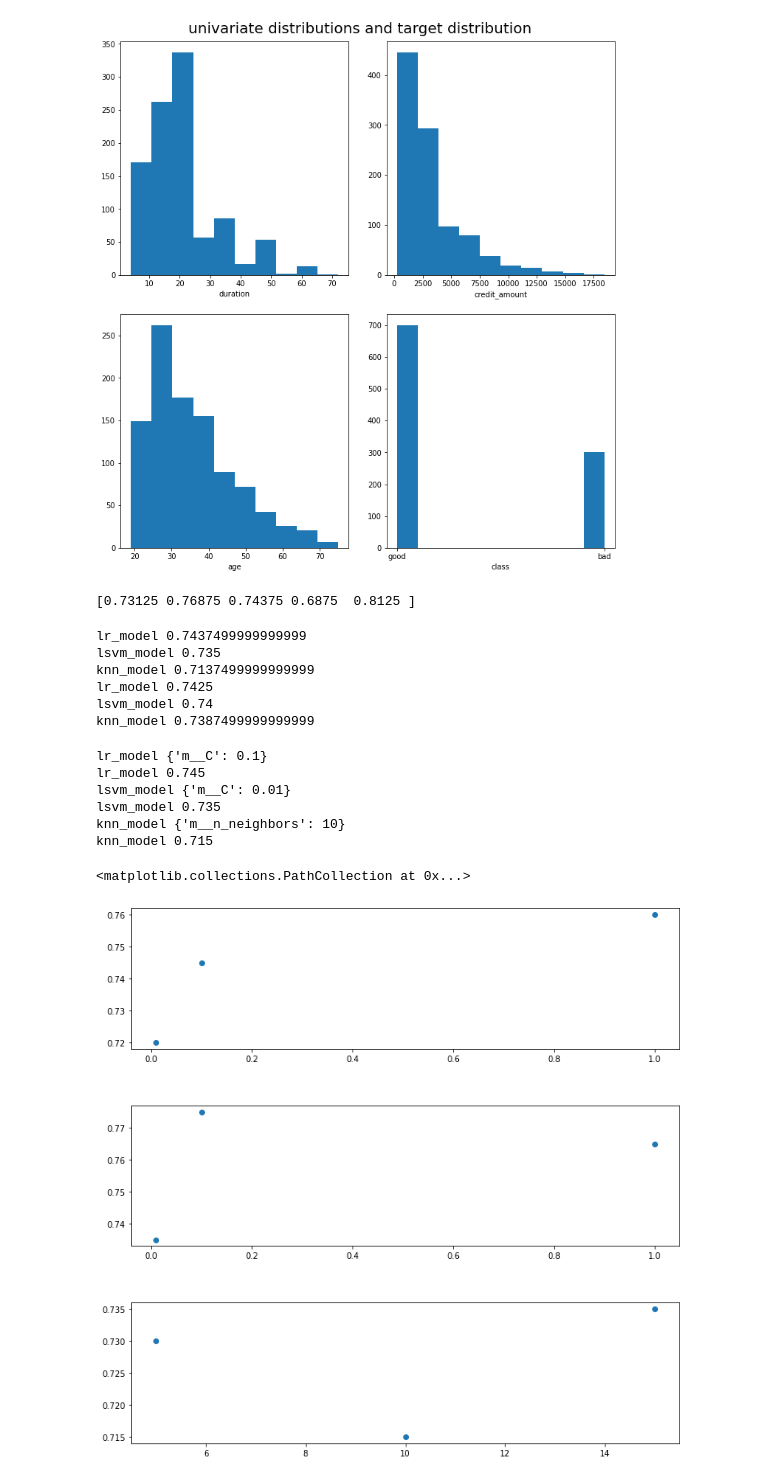
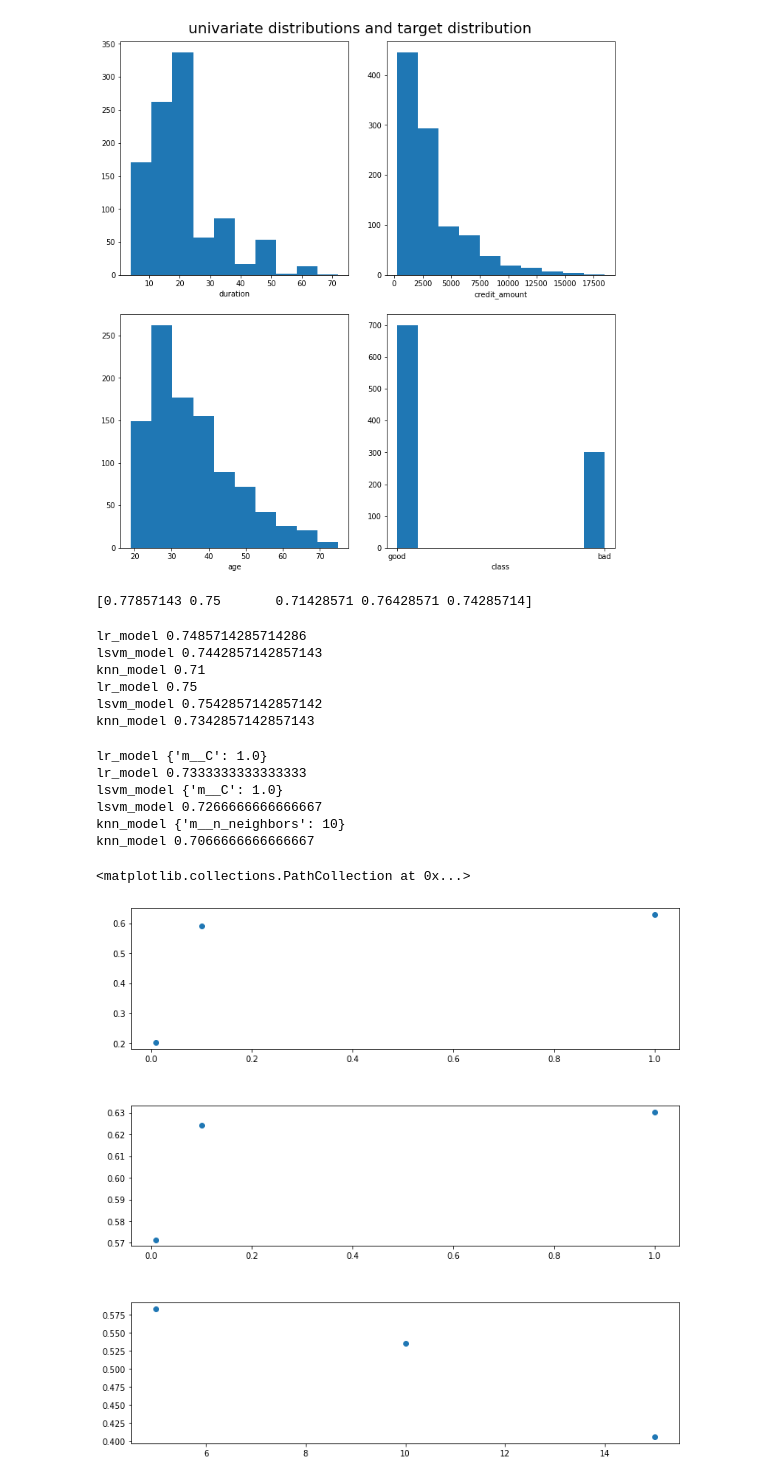
Before and after one commit to binodmathews93/AppliedMachineLearningCourse, a Jupyter notebook: Applied_Machine_Learning_Homework_2.ipynb, the cells around one changed output. Cells and saved outputs as stored; diff of their text form; code cells hidden in the pictures.

```diff
--- a/Applied_Machine_Learning_Homework_2.ipynb
+++ b/Applied_Machine_Learning_Homework_2.ipynb
@@ -83,10 +83,11 @@ X = df[columns]
 y = df['class']
 
 
-X_train, X_test, y_train, y_test = train_test_split(X, y, test_size=0.2)
+X_train, X_test, y_train, y_test = train_test_split(X, y, test_size=0.3 ,random_state=11)
 #X_train , y_train , X_valid , y_valid = train_test_split(X,)
 # basic preprocessing on train sets
-numeric_columns = ['duration','credit_amount','age']
+# numeric_columns = ['duration','credit_amount' , 'installment_commitment' , 'residence_since' , 'age' ,'existing_credits' , 'num_dependents' ]
+numeric_columns = df.select_dtypes(include=['float64']).columns
 categorical_columns = [column for column in columns if column not in numeric_columns]
 temp = X_train[categorical_columns]
 X_train_ohe = pd.concat([pd.get_dummies(temp),X_train[numeric_columns]],axis=1)
@@ -99,7 +100,7 @@ cr = cross_val_score(lr,X_train_ohe,y_train)
 
 print(cr)
 # %% [output]
-[0.73125 0.76875 0.74375 0.6875  0.8125 ]
+[0.77857143 0.75       0.71428571 0.76428571 0.74285714]
 # %%
 #1.4
 
@@ -114,7 +115,7 @@ from sklearn.neighbors import KNeighborsClassifier
 t1 = [('cat', OneHotEncoder(), categorical_columns)]
 col_transform = ColumnTransformer(transformers=t1)
 # define the models
-models = {'lr_model':LogisticRegression(max_iter=1000), 'lsvm_model':LinearSVC(dual=True,max_iter=2500) , 'knn_model':KNeighborsClassifier()}
+models = {'lr_model':LogisticRegression(max_iter=1000), 'lsvm_model':LinearSVC(max_iter=2500) , 'knn_model':KNeighborsClassifier()}
 
 for name,model in models.items():
   # define the data preparation and modeling pipeline
@@ -138,16 +139,20 @@ for name,model in models.items():
   score = cross_val_score(pipeline, X_train, y_train)
   print(name ,score.mean())
 # %% [output]
-lr_model 0.7437499999999999
-lsvm_model 0.735
-knn_model 0.7137499999999999
-lr_model 0.7425
-lsvm_model 0.74
-knn_model 0.7387499999999999
+lr_model 0.7485714285714286
+lsvm_model 0.7442857142857143
+knn_model 0.71
+lr_model 0.75
+lsvm_model 0.7542857142857142
+knn_model 0.7342857142857143
 # %%
 #1.5
 
 from sklearn.model_selection import GridSearchCV
+from sklearn.metrics import f1_score
+from sklearn.metrics import make_scorer
+
+f1_scorer = make_scorer(f1_score, pos_label="bad")
 
 # 'prep__num__with_mean': [True, False],
 # 'prep__num__with_std': [True, False],
@@ -166,61 +171,60 @@ for name,model in models.items():
   #cv = KFold(n_splits=10, shuffle=True, random_state=1)
   # evaluate the pipeline using cross validation and calculate MAE
   if name == 'knn_model':
-      grid_clf = GridSearchCV(pipeline, param_grid_knn, cv=10)
+      grid_clf = GridSearchCV(pipeline, param_grid_knn, cv=5, scoring=f1_scorer )
   else:
-      grid_clf = GridSearchCV(pipeline, param_grid, cv=10)
+      grid_clf = GridSearchCV(pipeline, param_grid, cv=5, scoring=f1_scorer)
   grid_clf.fit(X_train, y_train)
   print(name,grid_clf.best_params_)
   print(name, grid_clf.best_estimator_.score(X_test, y_test))
 
-from sklearn.metrics import accuracy_score
 lr_array = []
 lr_c = [0.01,0.1,1]
 
 for c in lr_c:
   pipeline = Pipeline(steps=[('prep',col_transform), ('m', LogisticRegression(max_iter=1000, C=c))])
   pipeline.fit(X_train,y_train)
-  y_hat = pipeline.predict(X_test)
-  lr_array.append(accuracy_score(y_test,y_hat))
+  y_hat = pipeline.predict(X_train)
+  lr_array.append(f1_score(y_train,y_hat,pos_label="bad"))
 
 
 lsvm_array = []
 lsvm_c = [0.01,0.1,1]
 
 for c in lsvm_c:
   pipeline = Pipeline(steps=[('prep',col_transform), ('m', LinearSVC(dual=True,max_iter=2500,C=c))])
   pipeline.fit(X_train,y_train)
-  y_hat = pipeline.predict(X_test)
-  lsvm_array.append(accuracy_score(y_test,y_hat))
+  y_hat = pipeline.predict(X_train)
+  lsvm_array.append(f1_score(y_train,y_hat,pos_label="bad"))
 
 
 knn_array = []
 knn_n = [5,10,15]
 
 for n in knn_n:
   pipeline = Pipeline(steps=[('prep',col_transform), ('m', KNeighborsClassifier(n_neighbors=n))])
   pipeline.fit(X_train,y_train)
-  y_hat = pipeline.predict(X_test)
-  knn_array.append(accuracy_score(y_test,y_hat))
+  y_hat = pipeline.predict(X_train)
+  knn_array.append(f1_score(y_train,y_hat,pos_label="bad"))
 
 fig = plt.figure(figsize=(12, 12))
 # creating 3x1 grid
 grid = plt.GridSpec(3, 1, hspace=0.4, wspace=0.4)
 
 # creating the normal plots in grid 1 , 2 ,3
 p1 = fig.add_subplot(grid[0,:])
 p2 = fig.add_subplot(grid[1,:])
 p3 = fig.add_subplot(grid[2,:])
 
 p1.scatter(lr_c,lr_array)
 p2.scatter(lsvm_c,lsvm_array)
 p3.scatter(knn_n,knn_array)
 # %% [output]
-lr_model {'m__C': 0.1}
-lr_model 0.745
-lsvm_model {'m__C': 0.01}
-lsvm_model 0.735
+lr_model {'m__C': 1.0}
+lr_model 0.7333333333333333
+lsvm_model {'m__C': 1.0}
+lsvm_model 0.7266666666666667
 knn_model {'m__n_neighbors': 10}
-knn_model 0.715
+knn_model 0.7066666666666667
 <matplotlib.collections.PathCollection at 0x...>
-[figure, old version]
+[figure, new version]
```
